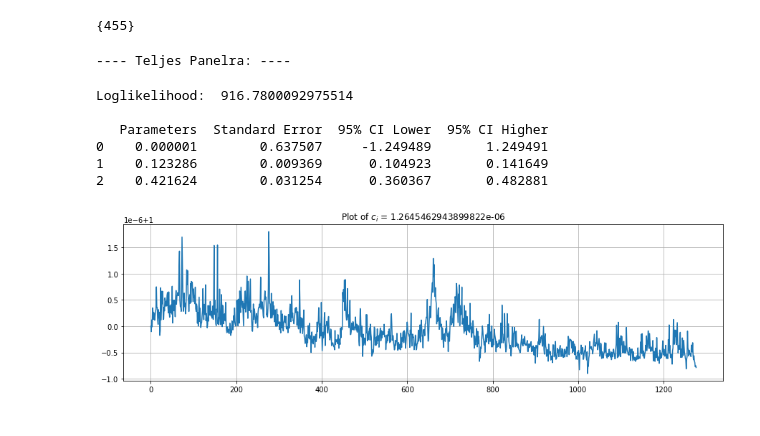
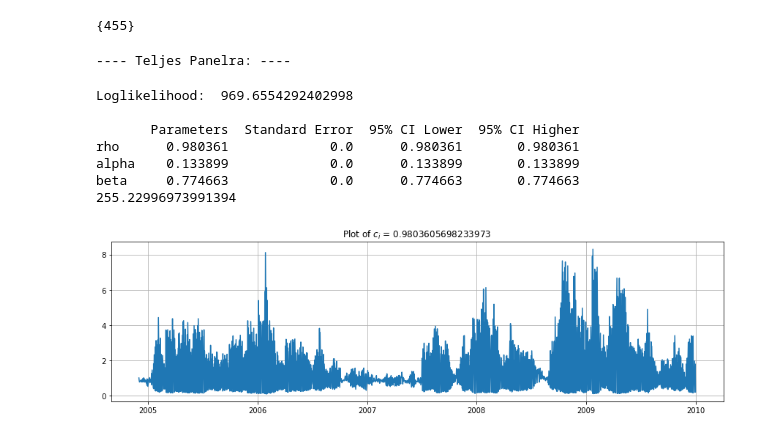
Before and after one commit to NemesiP/volatility-forecasting, a Jupyter notebook: Examples/Panel_GARCH_vs_Panel_GARCH_CSA.ipynb, the cells around one changed output. Drawn from its saved outputs; the diff is of its cells as text; code cells hidden in the pictures.

Commit message:
Fix Panel GARCH CSA model

```diff
--- a/Examples/Panel_GARCH_vs_Panel_GARCH_CSA.ipynb
+++ b/Examples/Panel_GARCH_vs_Panel_GARCH_CSA.ipynb
@@ -192,27 +211,29 @@ if len(set(nan_index)) == 1.0:
 # %%
 ret_mat_nullnan = ret_mat.iloc[:, np.where(ret_mat.isna().sum().values == 0)[0]]
 # %%
-y = ret_mat[(ret_mat.index >= datetime(1999,12,1) + monthdelta(0)) & (ret_mat.index < datetime(2005,1,1) + monthdelta(0))]
-y_nullnan = ret_mat_nullnan[(ret_mat_nullnan.index >= datetime(1999,12,1) + monthdelta(0)) & (ret_mat_nullnan.index < datetime(2005,1,1) + monthdelta(0))]
+y = ret_mat[(ret_mat.index >= datetime(1999,12,1) + monthdelta(60)) & (ret_mat.index < datetime(2005,1,1) + monthdelta(60))]
+y_nullnan = ret_mat_nullnan[(ret_mat_nullnan.index >= datetime(1999,12,1) + monthdelta(60)) & (ret_mat_nullnan.index < datetime(2005,1,1) + monthdelta(60))]
 # %%
 model = Panel_GARCH_CSA()
 print('---- Teljes Panelra: ----')
-model.fit(['01','01', '01'], y)
+start = time.time()
+model.fit(y)
 # %% [output]
 ---- Teljes Panelra: ----
-Loglikelihood:  916.7800092975514
+Loglikelihood:  969.6554292402998
 
-   Parameters  Standard Error  95% CI Lower  95% CI Higher
-0    0.000001        0.637507     -1.249489       1.249491
-1    0.123286        0.009369      0.104923       0.141649
-2    0.421624        0.031254      0.360367       0.482881
+       Parameters  Standard Error  95% CI Lower  95% CI Higher
+rho      0.980361             0.0      0.980361       0.980361
+alpha    0.133899             0.0      0.133899       0.133899
+beta     0.774663             0.0      0.774663       0.774663
+255.22996973991394
 # %%
 _, c_data = model.model_filter(model.optimized_params, y)
 # %%
 plt.figure(figsize = (15,4))
-plt.plot(c_data)
+plt.plot(y.index, c_data)
 plt.title(f'Plot of $c_i$ = {model.optimized_params[0]}')
 plt.grid(True)
 plt.show()
 # %% [output]
-[figure, old version]
+[figure, new version]
```
Also changed, not shown: parts of 15 cells of this notebook.
